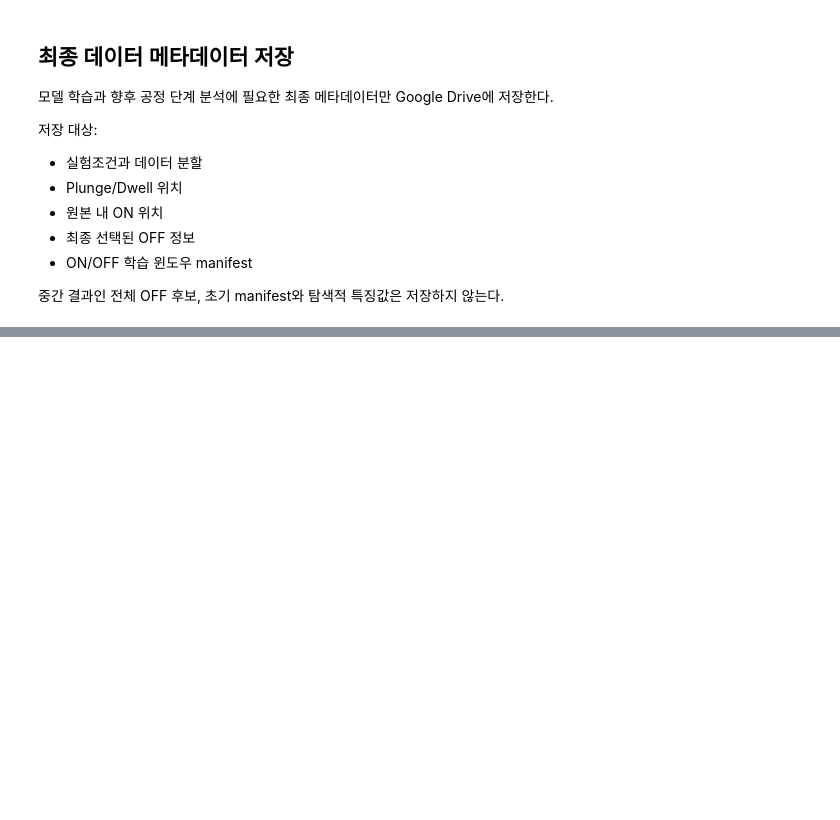
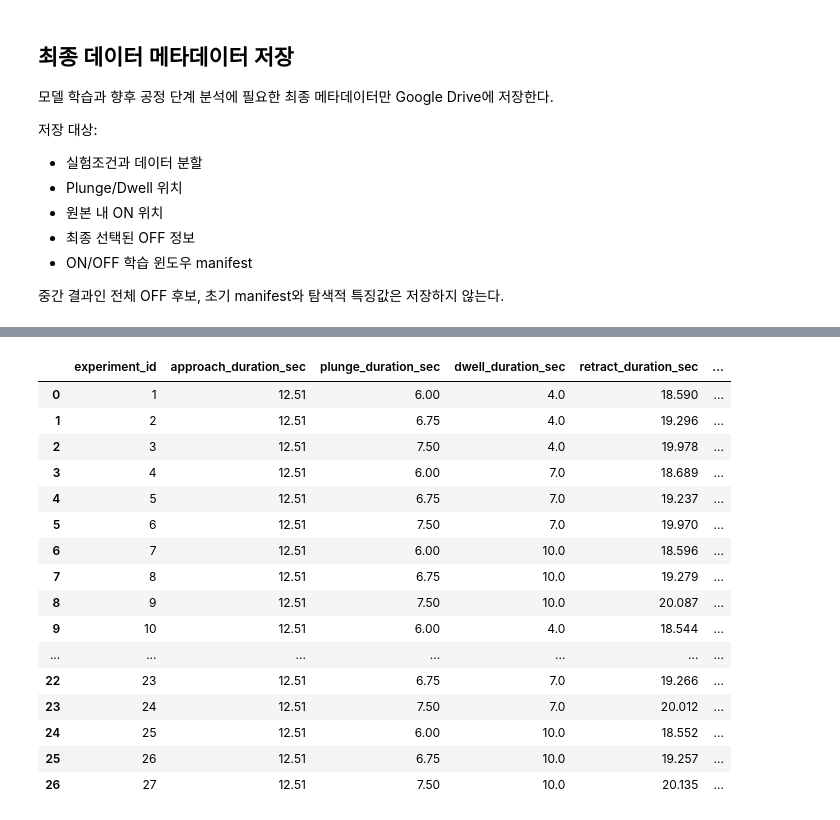
Before and after one commit to tnwlvos/Purdue-AI-education-Muchine-Learning-, a Jupyter notebook: PurdueAI_Final_project_datamake.ipynb, the cells around one changed output, grey strips where cells are left out. Drawn from its saved outputs; the diff is of its cells as text; code cells hidden in the pictures; blank space fills up the shorter version.

```diff
--- a/PurdueAI_Final_project_datamake.ipynb
+++ b/PurdueAI_Final_project_datamake.ipynb
@@ -2299,0 +2765,99 @@ for file_name in required_metadata_files:
+# %%
+stage_duration_records = []
+
+for experiment_id in range(1, 28):
+    segment_path = (
+        SEGMENT_DIR / f"{experiment_id}.wav"
+    )
+
+    record = {
+        "experiment_id": experiment_id,
+    }
+
+    stage_duration_sum = 0.0
+    all_stage_files_exist = True
+
+    for stage_name, file_map in stage_file_maps.items():
+        stage_path = file_map.get(experiment_id)
+
+        if stage_path is None:
+            duration_sec = np.nan
+            all_stage_files_exist = False
+        else:
+            information = sf.info(str(stage_path))
+            duration_sec = (
+                information.frames
+                / information.samplerate
+            )
+            stage_duration_sum += duration_sec
+
+        record[
+            f"{stage_name}_duration_sec"
+        ] = duration_sec
+
+    if segment_path.exists():
+        segment_information = sf.info(
+            str(segment_path)
+        )
+        segment_duration_sec = (
+            segment_information.frames
+            / segment_information.samplerate
+        )
+    else:
+        segment_duration_sec = np.nan
+
+    record["stage_duration_sum_sec"] = (
+        stage_duration_sum
+        if all_stage_files_exist
+        else np.nan
+    )
+
+    record["segment_duration_sec"] = (
+        segment_duration_sec
+    )
+
+    record["duration_difference_sec"] = (
+        stage_duration_sum
+        - segment_duration_sec
+        if (
+            all_stage_files_exist
+            and not np.isnan(segment_duration_sec)
+        )
+        else np.nan
+    )
+
+    stage_duration_records.append(record)
+
+stage_duration_check = pd.DataFrame(
+    stage_duration_records
+)
+
+display(
+    stage_duration_check.round(6)
+)
+
+print(
+    "최대 절대 길이 차이:",
+    stage_duration_check[
+        "duration_difference_sec"
+    ].abs().max(),
+    "초",
+)
+# %% [output]
+|  | experiment_id | approach_duration_sec | plunge_duration_sec | dwell_duration_sec | retract_duration_sec | ... |
+| 0 | 1 | 12.51 | 6.00 | 4.0 | 18.590 | ... |
+| 1 | 2 | 12.51 | 6.75 | 4.0 | 19.296 | ... |
+| 2 | 3 | 12.51 | 7.50 | 4.0 | 19.978 | ... |
+| 3 | 4 | 12.51 | 6.00 | 7.0 | 18.689 | ... |
+| 4 | 5 | 12.51 | 6.75 | 7.0 | 19.237 | ... |
+| 5 | 6 | 12.51 | 7.50 | 7.0 | 19.970 | ... |
+| 6 | 7 | 12.51 | 6.00 | 10.0 | 18.596 | ... |
+| 7 | 8 | 12.51 | 6.75 | 10.0 | 19.279 | ... |
+| 8 | 9 | 12.51 | 7.50 | 10.0 | 20.087 | ... |
+| 9 | 10 | 12.51 | 6.00 | 4.0 | 18.544 | ... |
+| ... | ... | ... | ... | ... | ... | ... |
+| 22 | 23 | 12.51 | 6.75 | 7.0 | 19.266 | ... |
+| 23 | 24 | 12.51 | 7.50 | 7.0 | 20.012 | ... |
+| 24 | 25 | 12.51 | 6.00 | 10.0 | 18.552 | ... |
+| 25 | 26 | 12.51 | 6.75 | 10.0 | 19.257 | ... |
+| 26 | 27 | 12.51 | 7.50 | 10.0 | 20.135 | ... |
```
Also changed, not shown: parts of 38 cells of this notebook.
